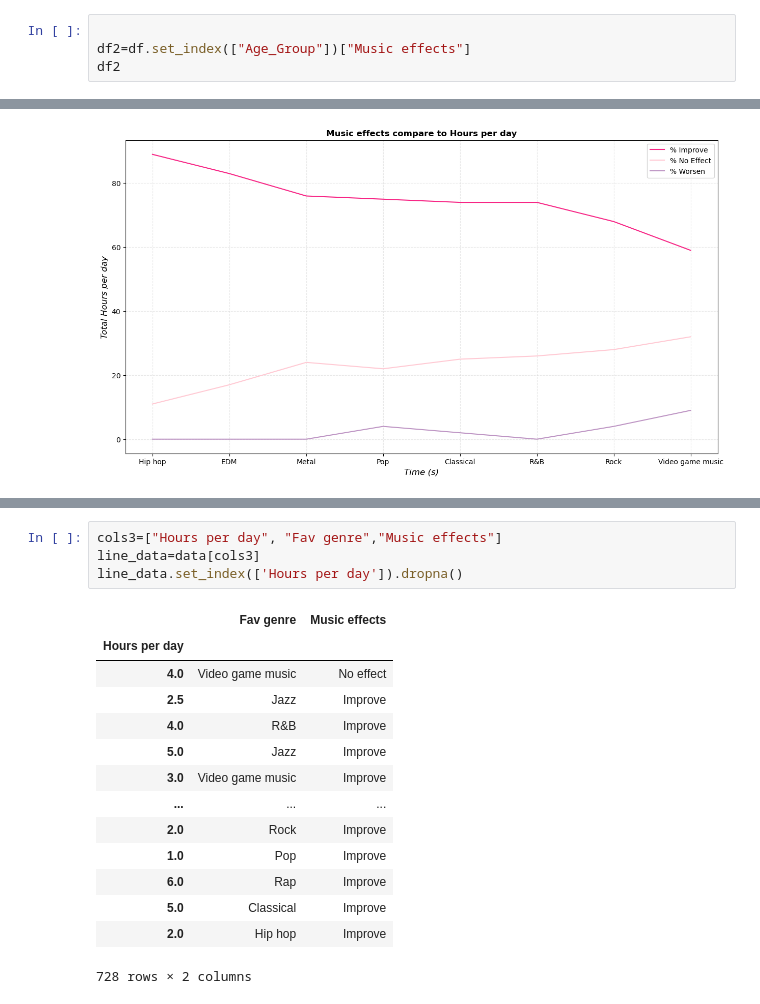
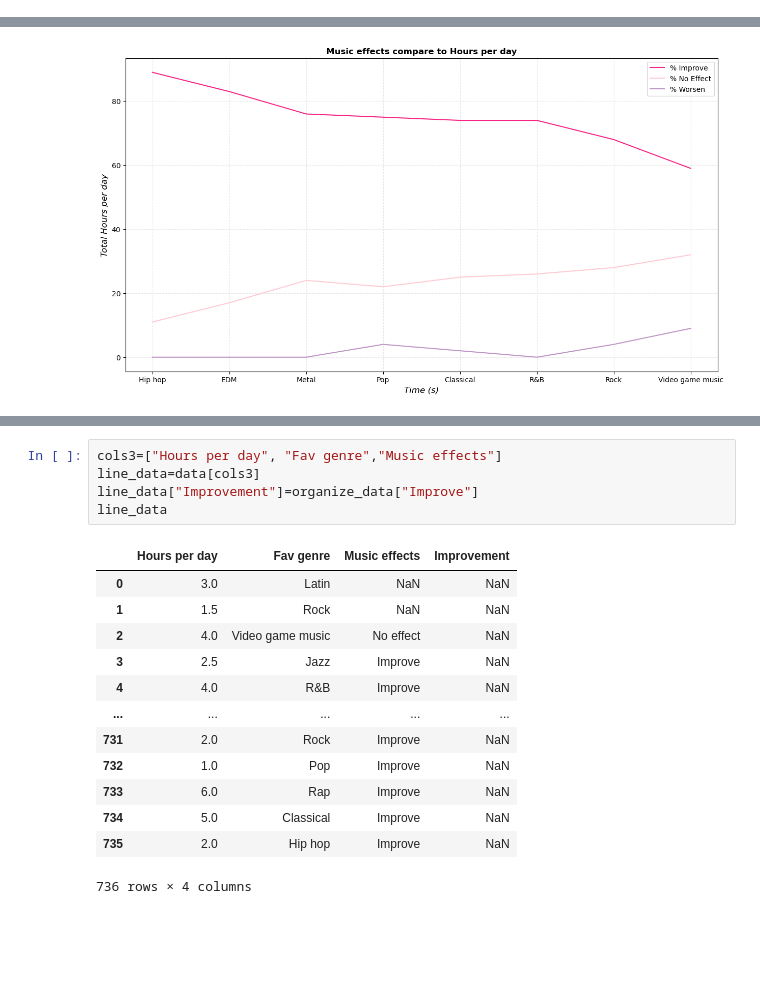
Before and after one commit to TheWizler/project1_group_10, a Jupyter notebook: gabriela's_work/Q1.ipynb, the cells around one changed output, grey strips where cells are left out. Cells and saved outputs as stored; diff of their text form; blank space fills up the shorter version.

```diff
--- a/gabriela's_work/Q1.ipynb
+++ b/gabriela's_work/Q1.ipynb
@@ -67,7 +70,3 @@ Data columns (total 5 columns):
  4   Age_Group      735 non-null    category
 dtypes: category(1), float64(2), object(2)
 memory usage: 24.1+ KB
-# %%
-
-df2=df.set_index(["Age_Group"])["Music effects"]
-df2
@@ -572,19 +694,19 @@ filtered2
 # %%
 cols3=["Hours per day", "Fav genre","Music effects"]
 line_data=data[cols3]
-line_data.set_index(['Hours per day']).dropna()
+line_data["Improvement"]=organize_data["Improve"]
+line_data
 # %% [output]
-|  | Fav genre | Music effects |
-| Hours per day |  |  |
-| 4.0 | Video game music | No effect |
-| 2.5 | Jazz | Improve |
-| 4.0 | R&B | Improve |
-| 5.0 | Jazz | Improve |
-| 3.0 | Video game music | Improve |
-| ... | ... | ... |
-| 2.0 | Rock | Improve |
-| 1.0 | Pop | Improve |
-| 6.0 | Rap | Improve |
-| 5.0 | Classical | Improve |
-| 2.0 | Hip hop | Improve |
+|  | Hours per day | Fav genre | Music effects | Improvement |
+| 0 | 3.0 | Latin | NaN | NaN |
+| 1 | 1.5 | Rock | NaN | NaN |
+| 2 | 4.0 | Video game music | No effect | NaN |
+| 3 | 2.5 | Jazz | Improve | NaN |
+| 4 | 4.0 | R&B | Improve | NaN |
+| ... | ... | ... | ... | ... |
+| 731 | 2.0 | Rock | Improve | NaN |
+| 732 | 1.0 | Pop | Improve | NaN |
+| 733 | 6.0 | Rap | Improve | NaN |
+| 734 | 5.0 | Classical | Improve | NaN |
+| 735 | 2.0 | Hip hop | Improve | NaN |
-728 rows × 2 columns
+736 rows × 4 columns
```
Also changed, not shown: parts of 28 cells of this notebook, 3 other files.
